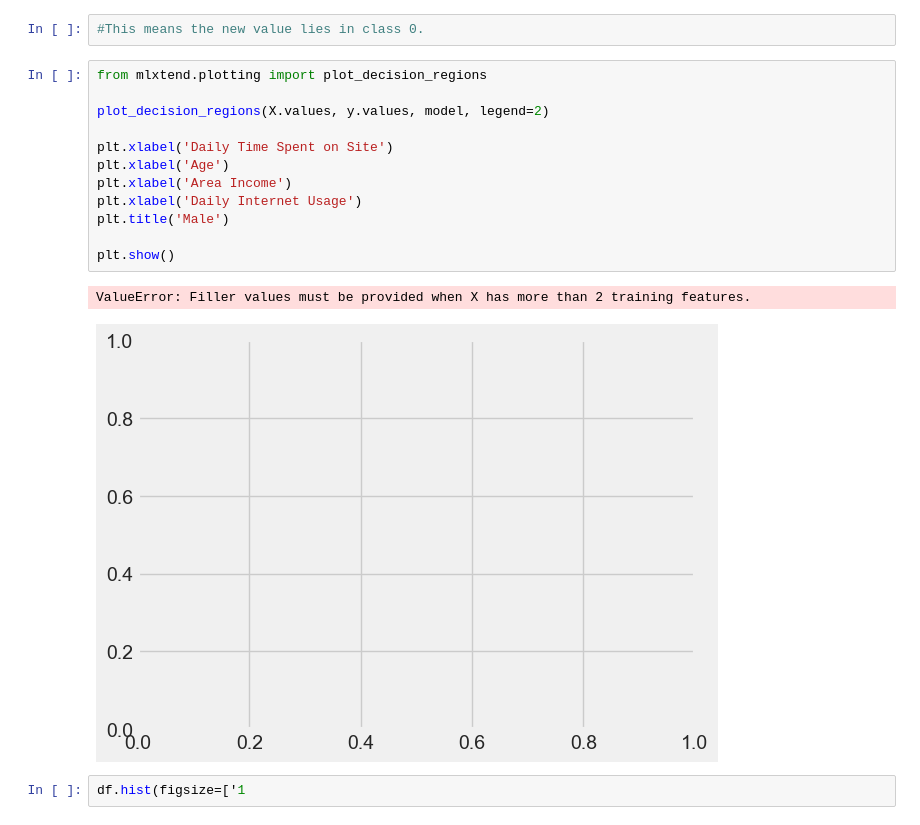
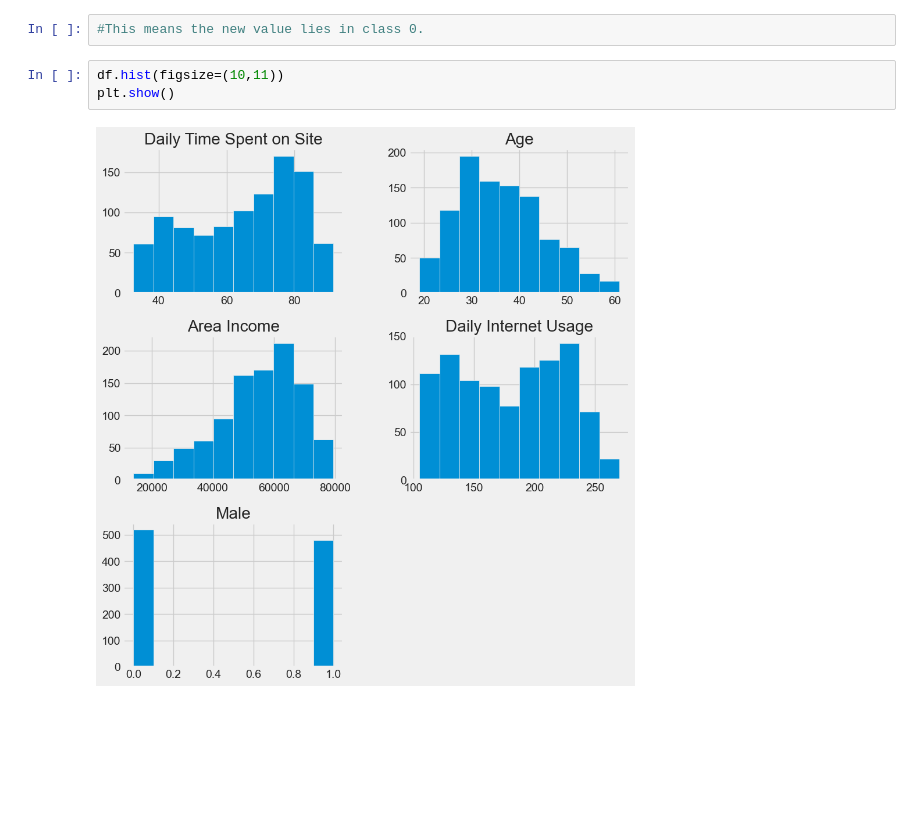
Before and after one commit to NishchalvPandit/Machine-Learning, a Jupyter notebook: Logistic regression/Predict advertisement click.ipynb, the cells around one changed output. Drawn from its saved outputs; the diff is of its cells as text; blank space fills up the shorter version.

```diff
--- a/Logistic regression/Predict advertisement click.ipynb
+++ b/Logistic regression/Predict advertisement click.ipynb
@@ -110,20 +110,8 @@ model.predict(new_value)
 array([0])
 # %%
 #This means the new value lies in class 0.
-# %%
-from mlxtend.plotting import plot_decision_regions
-
-plot_decision_regions(X.values, y.values, model, legend=2)
-
-plt.xlabel('Daily Time Spent on Site')
-plt.xlabel('Age')
-plt.xlabel('Area Income')
-plt.xlabel('Daily Internet Usage')
-plt.title('Male')
-
-plt.show()
-# %% [output]
-ValueError: Filler values must be provided when X has more than 2 training features.
-[figure, removed]
 # %%
-df.hist(figsize=['1
+df.hist(figsize=(10,11))
+plt.show()
+# %% [output]
+[figure, added]
```
